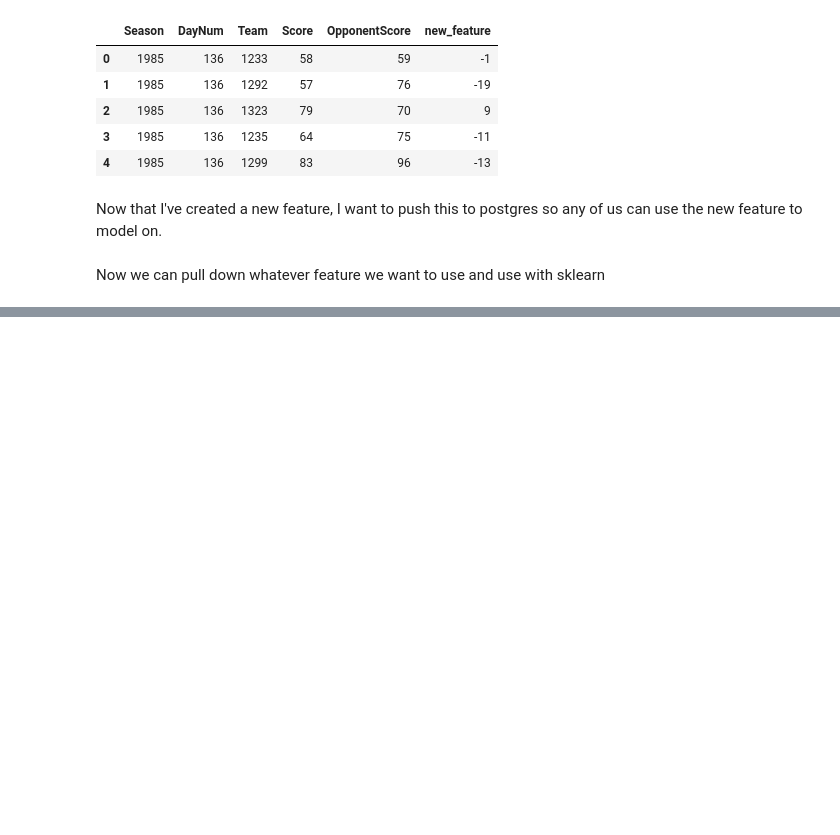
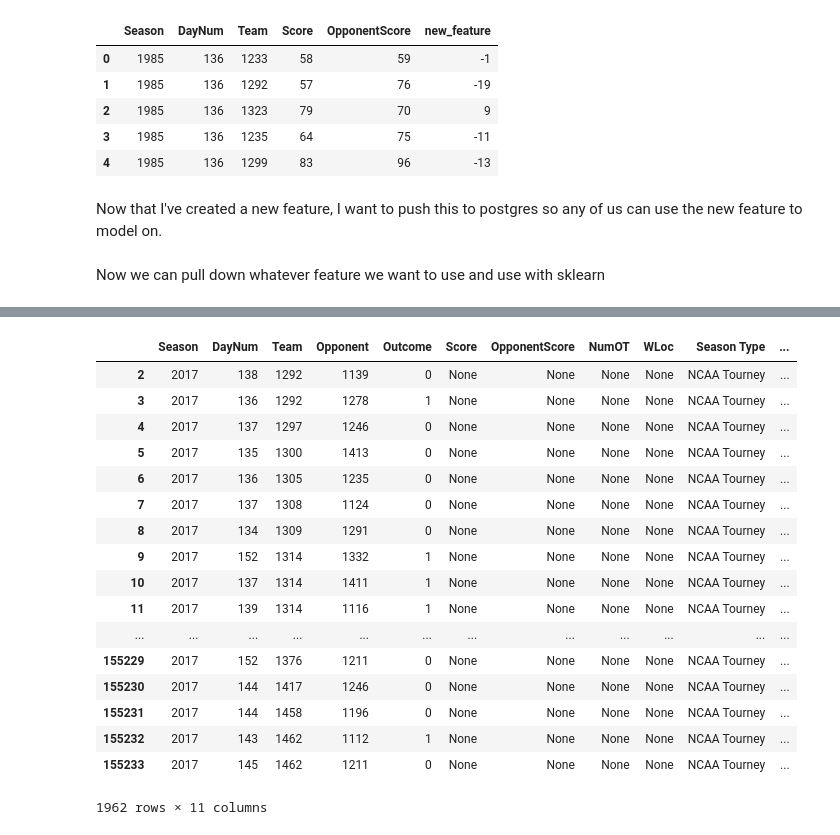
Before and after one commit to elyliu/mids-w207-final_proj-ncaa, a Jupyter notebook: Steve/Connecting to PostgreSQL.ipynb, the cells around one changed output, grey strips where cells are left out. Drawn from its saved outputs; the diff is of its cells as text; code cells hidden in the pictures; blank space fills up the shorter version.

Commit message:
update connecting to postgresql

```diff
--- a/Steve/Connecting to PostgreSQL.ipynb
+++ b/Steve/Connecting to PostgreSQL.ipynb
@@ -101,0 +106,8 @@ import numpy as np
+# %%
+# conn = pg.connect(database='postgres',
+#                   user='postgres',
+#                   password='w207final',
+#                   host='35.185.225.167')
+
+engine = create_engine('postgresql://postgres:w207final@35.185.225.167/postgres')
+df1 = pd.read_sql_table("features", engine, schema='prod')
@@ -101,0 +123,21 @@ import numpy as np
+# %%
+df1[df1['Season Type'] == 'NCAA Tourney']
+# %% [output]
+|  | Season | DayNum | Team | Opponent | Outcome | Score | OpponentScore | NumOT | WLoc | Season Type | ... |
+| 2 | 2017 | 138 | 1292 | 1139 | 0 | None | None | None | None | NCAA Tourney | ... |
+| 3 | 2017 | 136 | 1292 | 1278 | 1 | None | None | None | None | NCAA Tourney | ... |
+| 4 | 2017 | 137 | 1297 | 1246 | 0 | None | None | None | None | NCAA Tourney | ... |
+| 5 | 2017 | 135 | 1300 | 1413 | 0 | None | None | None | None | NCAA Tourney | ... |
+| 6 | 2017 | 136 | 1305 | 1235 | 0 | None | None | None | None | NCAA Tourney | ... |
+| 7 | 2017 | 137 | 1308 | 1124 | 0 | None | None | None | None | NCAA Tourney | ... |
+| 8 | 2017 | 134 | 1309 | 1291 | 0 | None | None | None | None | NCAA Tourney | ... |
+| 9 | 2017 | 152 | 1314 | 1332 | 1 | None | None | None | None | NCAA Tourney | ... |
+| 10 | 2017 | 137 | 1314 | 1411 | 1 | None | None | None | None | NCAA Tourney | ... |
+| 11 | 2017 | 139 | 1314 | 1116 | 1 | None | None | None | None | NCAA Tourney | ... |
+| ... | ... | ... | ... | ... | ... | ... | ... | ... | ... | ... | ... |
+| 155229 | 2017 | 152 | 1376 | 1211 | 0 | None | None | None | None | NCAA Tourney | ... |
+| 155230 | 2017 | 144 | 1417 | 1246 | 0 | None | None | None | None | NCAA Tourney | ... |
+| 155231 | 2017 | 144 | 1458 | 1196 | 0 | None | None | None | None | NCAA Tourney | ... |
+| 155232 | 2017 | 143 | 1462 | 1112 | 1 | None | None | None | None | NCAA Tourney | ... |
+| 155233 | 2017 | 145 | 1462 | 1211 | 0 | None | None | None | None | NCAA Tourney | ... |
+1962 rows × 11 columns
```
Also changed, not shown: parts of 3 cells of this notebook.
